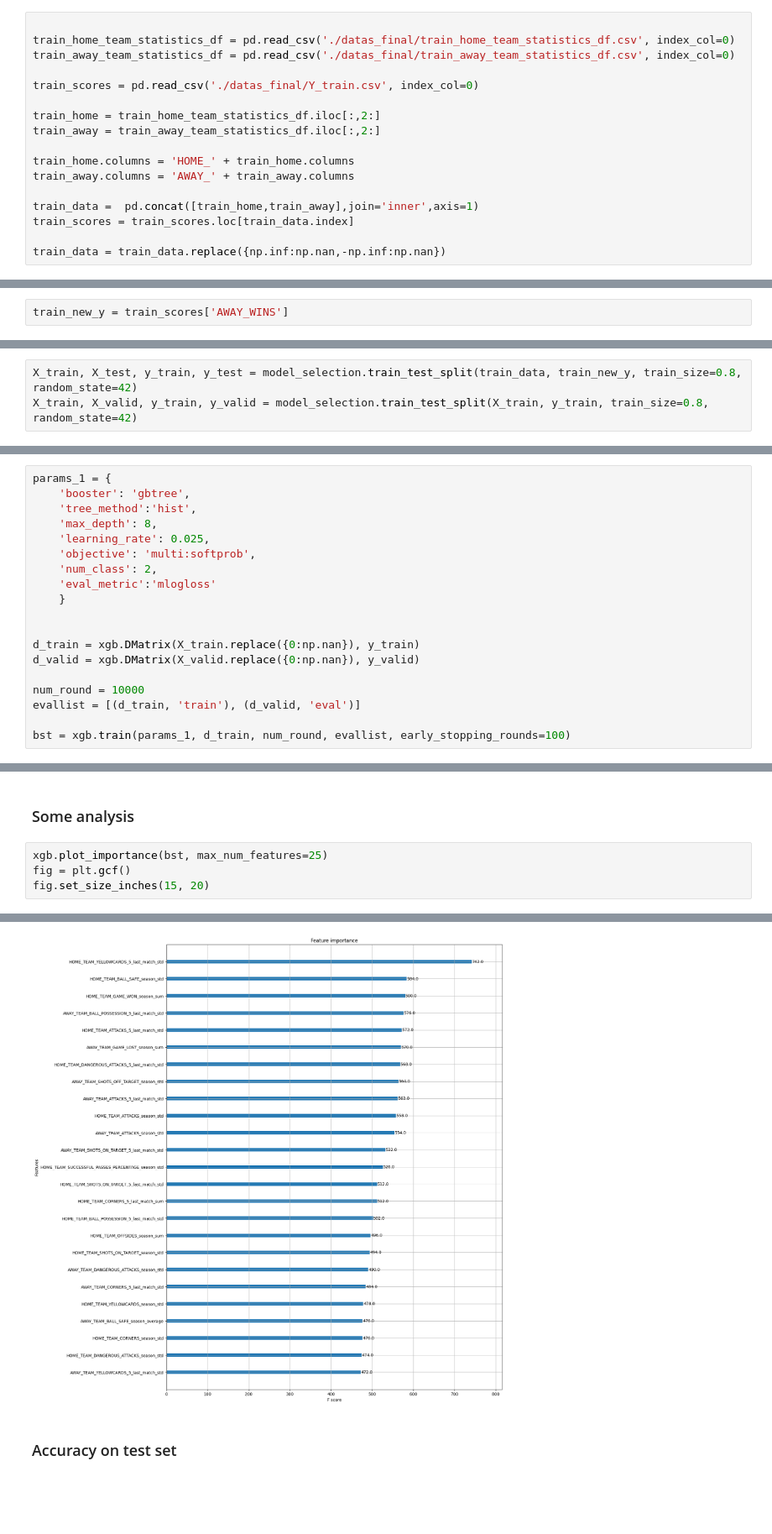
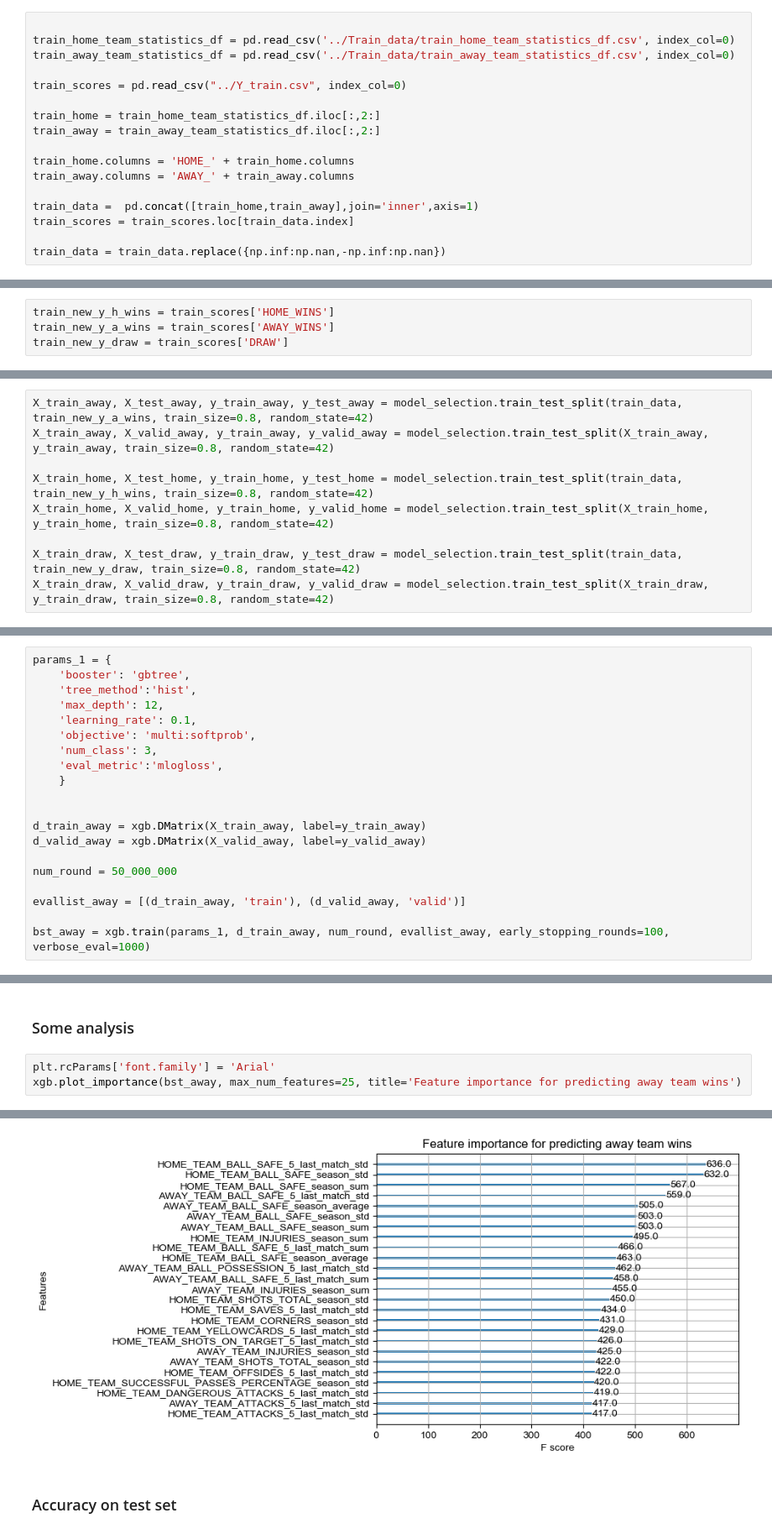
Before and after one commit to Nomehh/MachineLearning, a Jupyter notebook: data/benchmark_and_extras/benchmark_notebook.ipynb, the cells around one changed output, grey strips where cells are left out. Shown at 84% size. Cells and saved outputs as stored; diff of their text form; blank space fills up the shorter version.

```diff
--- a/data/benchmark_and_extras/benchmark_notebook.ipynb
+++ b/data/benchmark_and_extras/benchmark_notebook.ipynb
@@ -15,10 +13,10 @@ ModuleNotFoundError: No module named 'xgboost'
 ## Read Train data
 # %%
 
-train_home_team_statistics_df = pd.read_csv('./datas_final/train_home_team_statistics_df.csv', index_col=0)
-train_away_team_statistics_df = pd.read_csv('./datas_final/train_away_team_statistics_df.csv', index_col=0)
+train_home_team_statistics_df = pd.read_csv('../Train_data/train_home_team_statistics_df.csv', index_col=0)
+train_away_team_statistics_df = pd.read_csv('../Train_data/train_away_team_statistics_df.csv', index_col=0)
 
-train_scores = pd.read_csv('./datas_final/Y_train.csv', index_col=0)
+train_scores = pd.read_csv("../Y_train.csv", index_col=0)
 
 train_home = train_home_team_statistics_df.iloc[:,2:]
 train_away = train_away_team_statistics_df.iloc[:,2:]
@@ -56,31 +54,40 @@ train_scores.head()
 
 We try to model if AWAY wins
 # %%
-train_new_y = train_scores['AWAY_WINS']
+train_new_y_h_wins = train_scores['HOME_WINS']
+train_new_y_a_wins = train_scores['AWAY_WINS']
+train_new_y_draw = train_scores['DRAW']
 # %% [markdown]
 ### train, valid test split
 # %%
-X_train, X_test, y_train, y_test = model_selection.train_test_split(train_data, train_new_y, train_size=0.8, random_state=42)
-X_train, X_valid, y_train, y_valid = model_selection.train_test_split(X_train, y_train, train_size=0.8, random_state=42)
+X_train_away, X_test_away, y_train_away, y_test_away = model_selection.train_test_split(train_data, train_new_y_a_wins, train_size=0.8, random_state=42)
+X_train_away, X_valid_away, y_train_away, y_valid_away = model_selection.train_test_split(X_train_away, y_train_away, train_size=0.8, random_state=42)
+
+X_train_home, X_test_home, y_train_home, y_test_home = model_selection.train_test_split(train_data, train_new_y_h_wins, train_size=0.8, random_state=42)
+X_train_home, X_valid_home, y_train_home, y_valid_home = model_selection.train_test_split(X_train_home, y_train_home, train_size=0.8, random_state=42)
+
+X_train_draw, X_test_draw, y_train_draw, y_test_draw = model_selection.train_test_split(train_data, train_new_y_draw, train_size=0.8, random_state=42)
+X_train_draw, X_valid_draw, y_train_draw, y_valid_draw = model_selection.train_test_split(X_train_draw, y_train_draw, train_size=0.8, random_state=42)
 # %% [markdown]
 ### xgb model
 # %%
 params_1 = {
     'booster': 'gbtree',
     'tree_method':'hist',
-    'max_depth': 8,
-    'learning_rate': 0.025,
+    'max_depth': 12,
+    'learning_rate': 0.1,
     'objective': 'multi:softprob',
-    'num_class': 2,
-    'eval_metric':'mlogloss'
+    'num_class': 3,
+    'eval_metric':'mlogloss',
     }
 
 
-d_train = xgb.DMatrix(X_train.replace({0:np.nan}), y_train)
-d_valid = xgb.DMatrix(X_valid.replace({0:np.nan}), y_valid)
+d_train_away = xgb.DMatrix(X_train_away, label=y_train_away)
+d_valid_away = xgb.DMatrix(X_valid_away, label=y_valid_away)
 
-num_round = 10000
-evallist = [(d_train, 'train'), (d_valid, 'eval')]
+num_round = 50_000_000
 
-bst = xgb.train(params_1, d_train, num_round, evallist, early_stopping_rounds=100)
+evallist_away = [(d_train_away, 'train'), (d_valid_away, 'valid')]
+
+bst_away = xgb.train(params_1, d_train_away, num_round, evallist_away, early_stopping_rounds=100, verbose_eval=1000)
 # %% [output]
@@ -104,7 +96,6 @@ bst = xgb.train(params_1, d_train, num_round, evallist, early_stopping_rounds=10
 # %% [markdown]
 ### Some analysis
 # %%
-xgb.plot_importance(bst, max_num_features=25)
-fig = plt.gcf()
-fig.set_size_inches(15, 20)
+plt.rcParams['font.family'] = 'Arial'
+xgb.plot_importance(bst_away, max_num_features=25, title='Feature importance for predicting away team wins')
 # %% [output]
@@ -111,4 +103,4 @@ fig.set_size_inches(15, 20)
-[figure, old version]
+[figure, new version]
 # %% [markdown]
 ### Accuracy on test set
 # %% [markdown]
```
Also changed, not shown: parts of 11 cells of this notebook.
